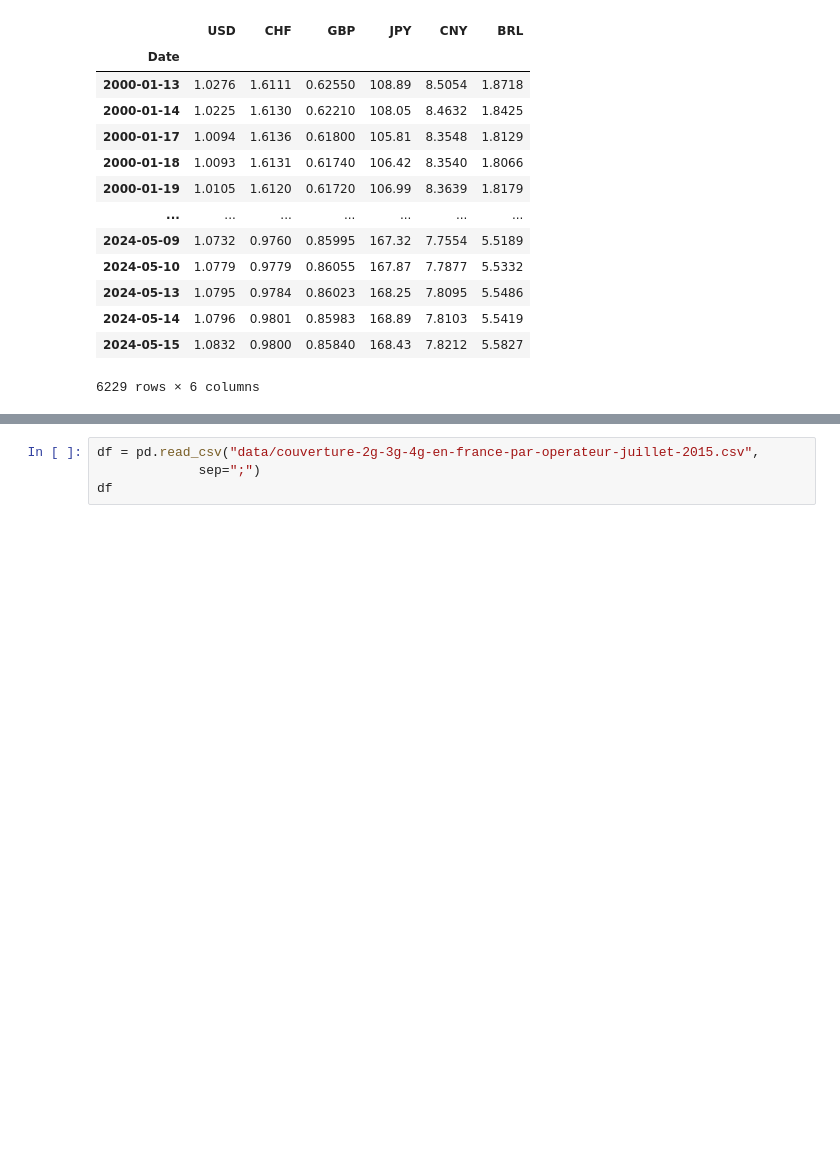
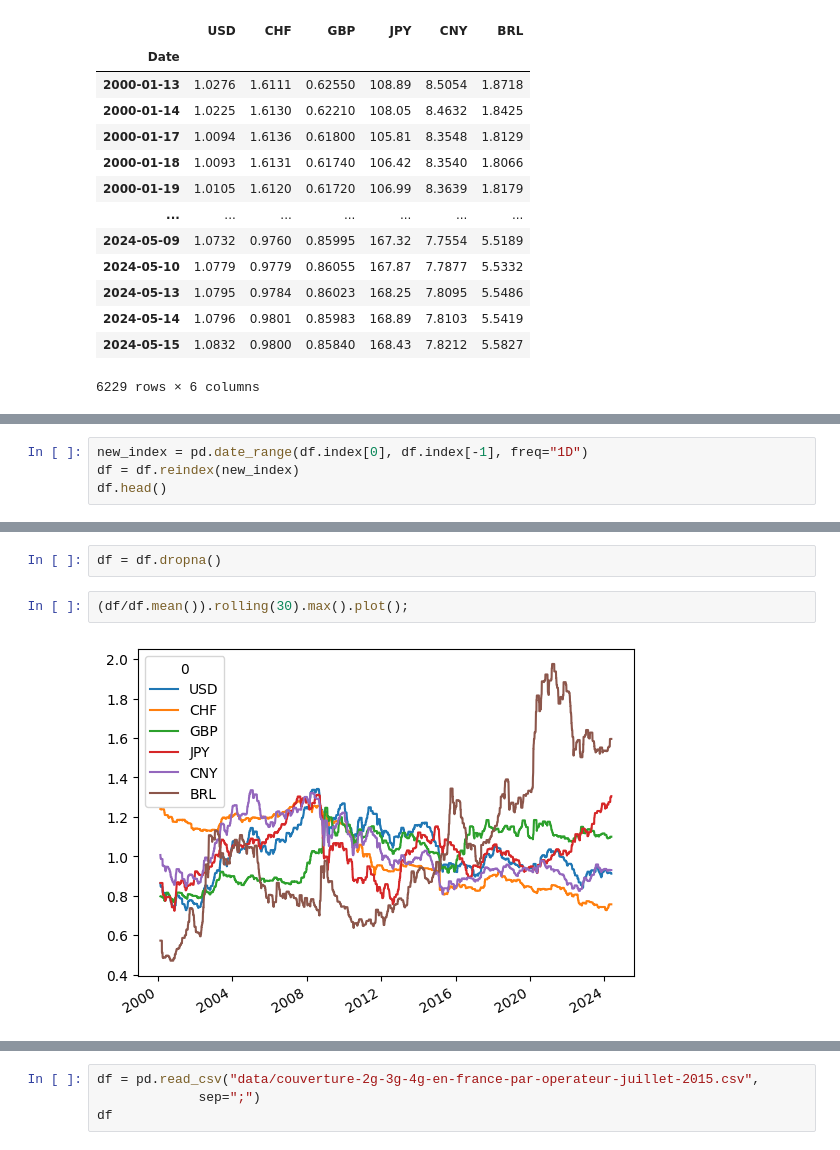
Before and after one commit to fran6w/TIDE, a Jupyter notebook: 03_TIDE_session.ipynb, the cells around one changed output, grey strips where cells are left out. Drawn from its saved outputs; the diff is of its cells as text; blank space fills up the shorter version.

```diff
--- a/03_TIDE_session.ipynb
+++ b/03_TIDE_session.ipynb
@@ -128,0 +156,4 @@ df
+# %%
+new_index = pd.date_range(df.index[0], df.index[-1], freq="1D")
+df = df.reindex(new_index)
+df.head()
@@ -128,0 +230,6 @@ df
+# %%
+df = df.dropna()
+# %%
+(df/df.mean()).rolling(30).max().plot();
+# %% [output]
+[figure, added]
```
Also changed, not shown: parts of 19 cells of this notebook, 1 other file.
